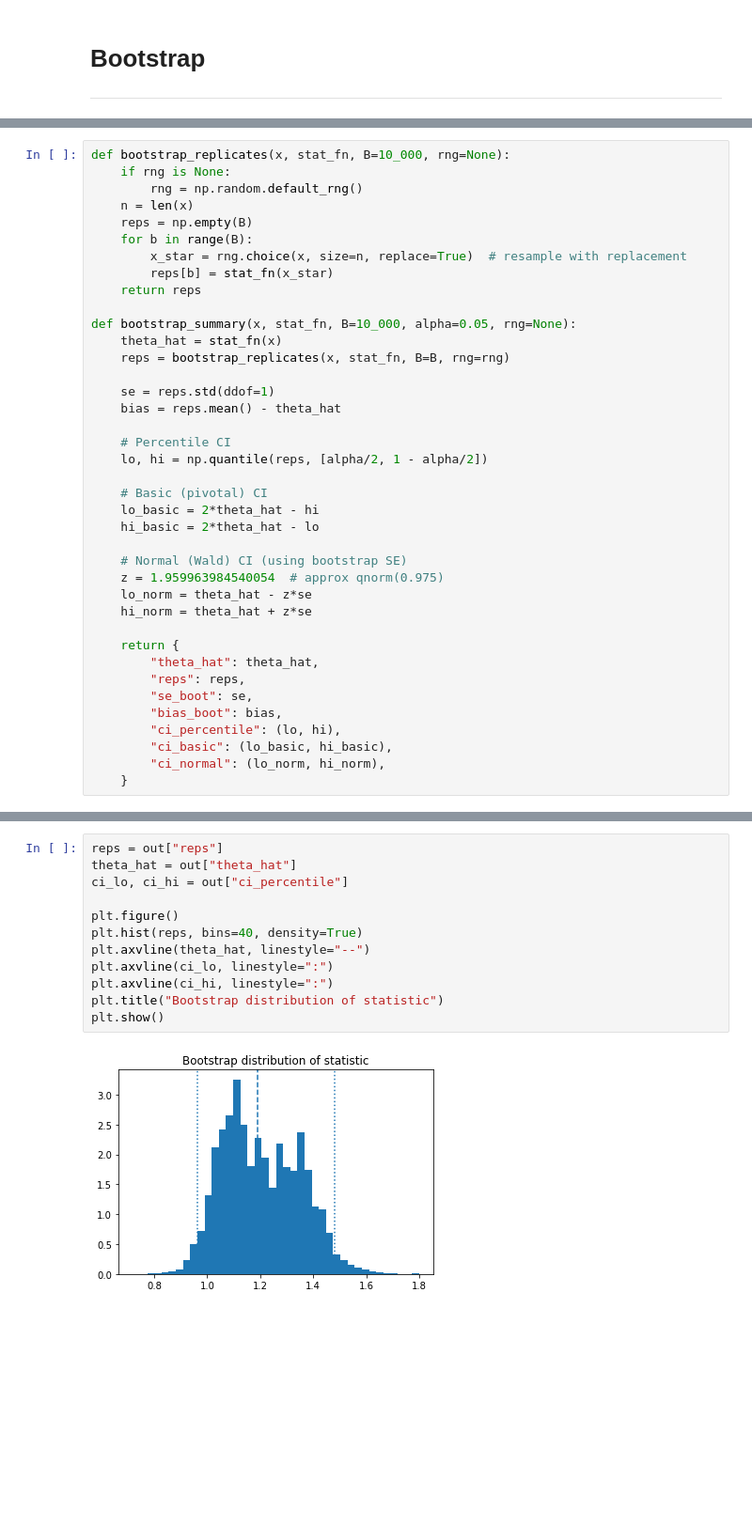
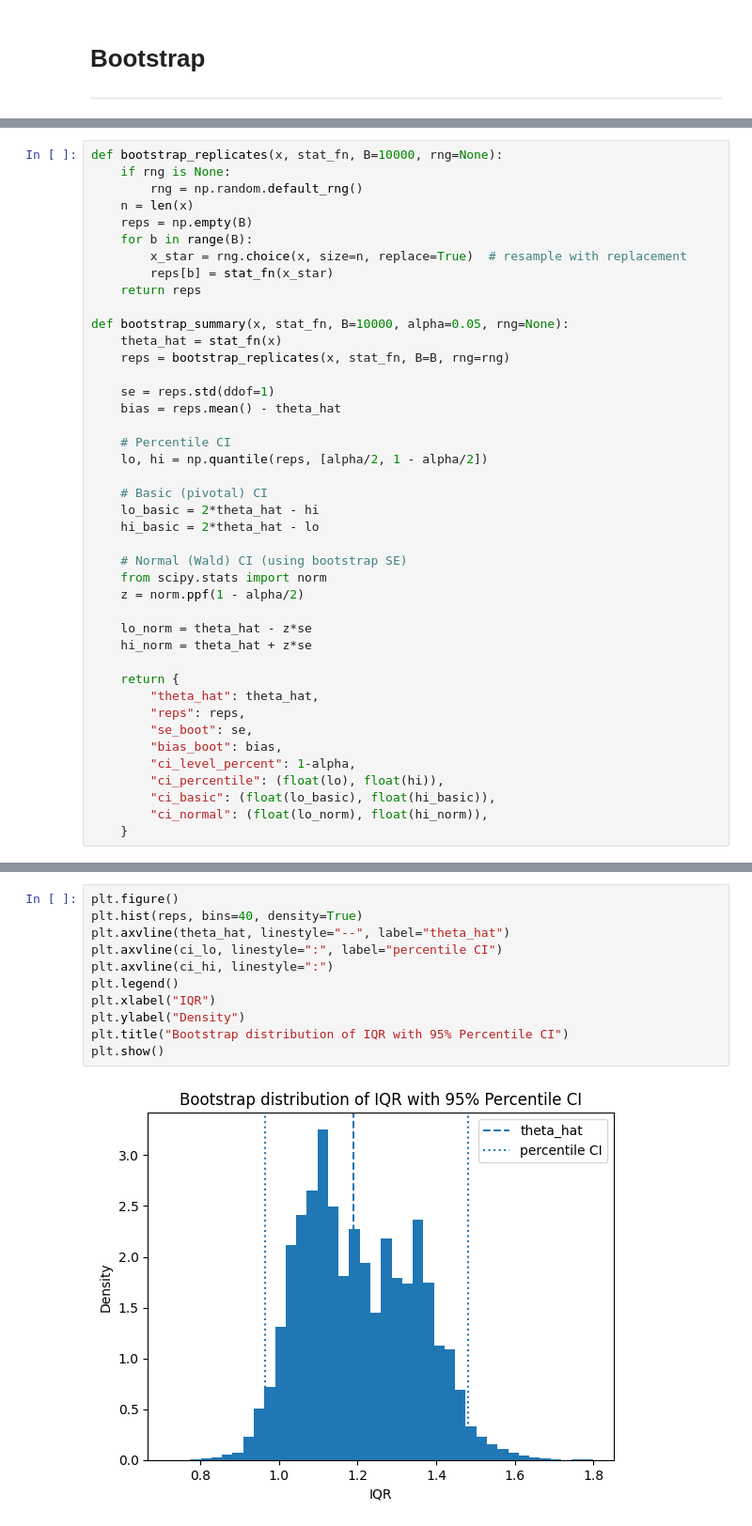
Before and after one commit to NoeticAcademy/theoria, a Jupyter notebook: notebooks/statistics/theorems/__basic__bootstrap.ipynb, the cells around one changed output, grey strips where cells are left out. Shown at 94% size. Cells and saved outputs as stored; diff of their text form; blank space fills up the shorter version.

Commit message:
Updating descriptions and applications of bootstrapping  and graphs

```diff
--- a/notebooks/statistics/theorems/__basic__bootstrap.ipynb
+++ b/notebooks/statistics/theorems/__basic__bootstrap.ipynb
@@ -126,7 +141,7 @@ def stat_median(a):
 def stat_iqr(a):
     return np.percentile(a, 75) - np.percentile(a, 25)
 # %%
-def bootstrap_replicates(x, stat_fn, B=10_000, rng=None):
+def bootstrap_replicates(x, stat_fn, B=10000, rng=None):
     if rng is None:
         rng = np.random.default_rng()
     n = len(x)
@@ -136,7 +151,7 @@ def bootstrap_replicates(x, stat_fn, B=10_000, rng=None):
         reps[b] = stat_fn(x_star)
     return reps
 
-def bootstrap_summary(x, stat_fn, B=10_000, alpha=0.05, rng=None):
+def bootstrap_summary(x, stat_fn, B=10000, alpha=0.05, rng=None):
     theta_hat = stat_fn(x)
     reps = bootstrap_replicates(x, stat_fn, B=B, rng=rng)
 
@@ -151,7 +166,9 @@ def bootstrap_summary(x, stat_fn, B=10_000, alpha=0.05, rng=None):
     hi_basic = 2*theta_hat - lo
 
     # Normal (Wald) CI (using bootstrap SE)
-    z = 1.959963984540054  # approx qnorm(0.975)
+    from scipy.stats import norm
+    z = norm.ppf(1 - alpha/2)
+
     lo_norm = theta_hat - z*se
     hi_norm = theta_hat + z*se
 
@@ -160,9 +177,10 @@ def bootstrap_summary(x, stat_fn, B=10_000, alpha=0.05, rng=None):
         "reps": reps,
         "se_boot": se,
         "bias_boot": bias,
-        "ci_percentile": (lo, hi),
-        "ci_basic": (lo_basic, hi_basic),
-        "ci_normal": (lo_norm, hi_norm),
+        "ci_level_percent": 1-alpha,
+        "ci_percentile": (float(lo), float(hi)),
+        "ci_basic": (float(lo_basic), float(hi_basic)),
+        "ci_normal": (float(lo_norm), float(hi_norm)),
     }
 # %%
 out = bootstrap_summary(x, stat_iqr, B=20_000, alpha=0.05, rng=rng)
@@ -183,14 +224,13 @@ Normal CI:     (0.9031839129187406, 1.474563186599943)
 # %%
-reps = out["reps"]
-theta_hat = out["theta_hat"]
-ci_lo, ci_hi = out["ci_percentile"]
-
 plt.figure()
 plt.hist(reps, bins=40, density=True)
-plt.axvline(theta_hat, linestyle="--")
-plt.axvline(ci_lo, linestyle=":")
+plt.axvline(theta_hat, linestyle="--", label="theta_hat")
+plt.axvline(ci_lo, linestyle=":", label="percentile CI")
 plt.axvline(ci_hi, linestyle=":")
-plt.title("Bootstrap distribution of statistic")
+plt.legend()
+plt.xlabel("IQR")
+plt.ylabel("Density")
+plt.title("Bootstrap distribution of IQR with 95% Percentile CI")
 plt.show()
 # %% [output]
-[figure, old version]
+[figure, new version]
```
Also changed, not shown: parts of 9 cells of this notebook.
